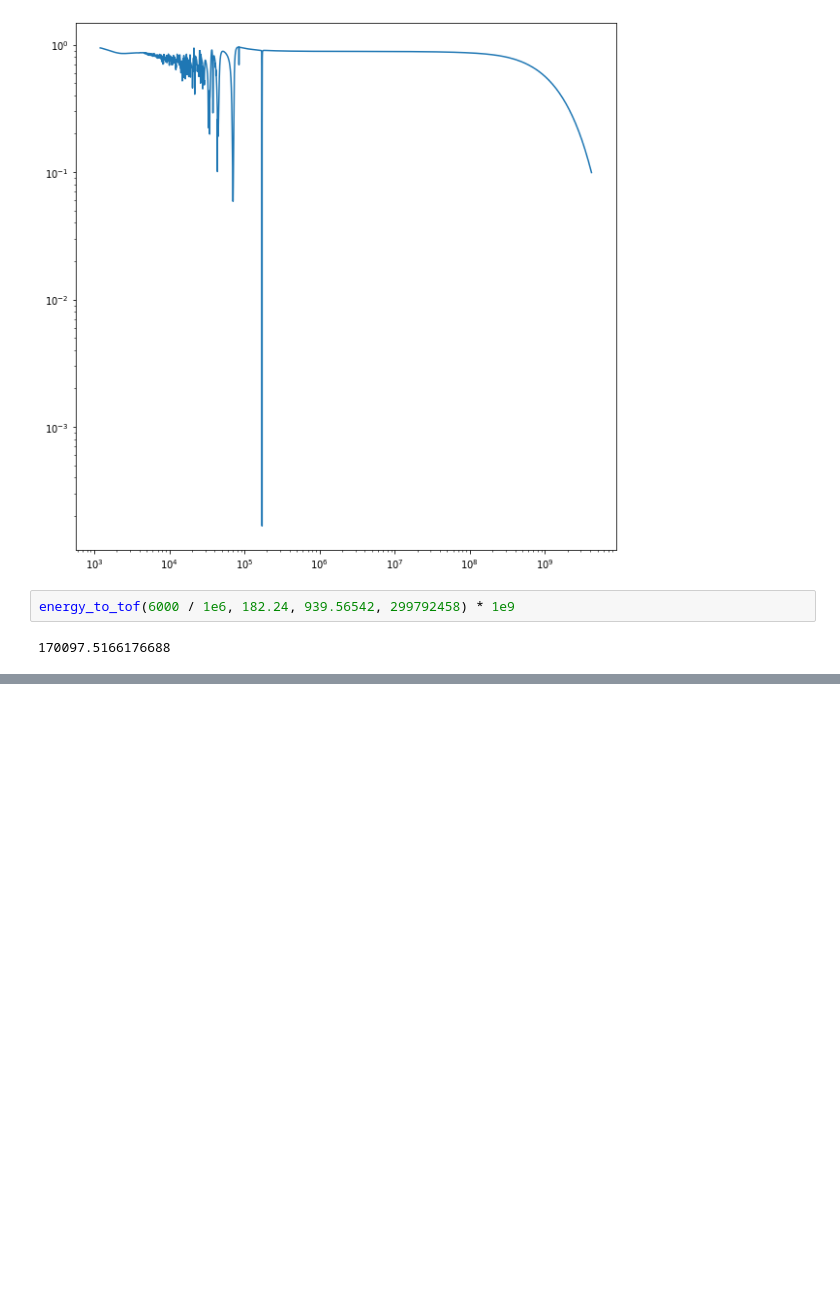
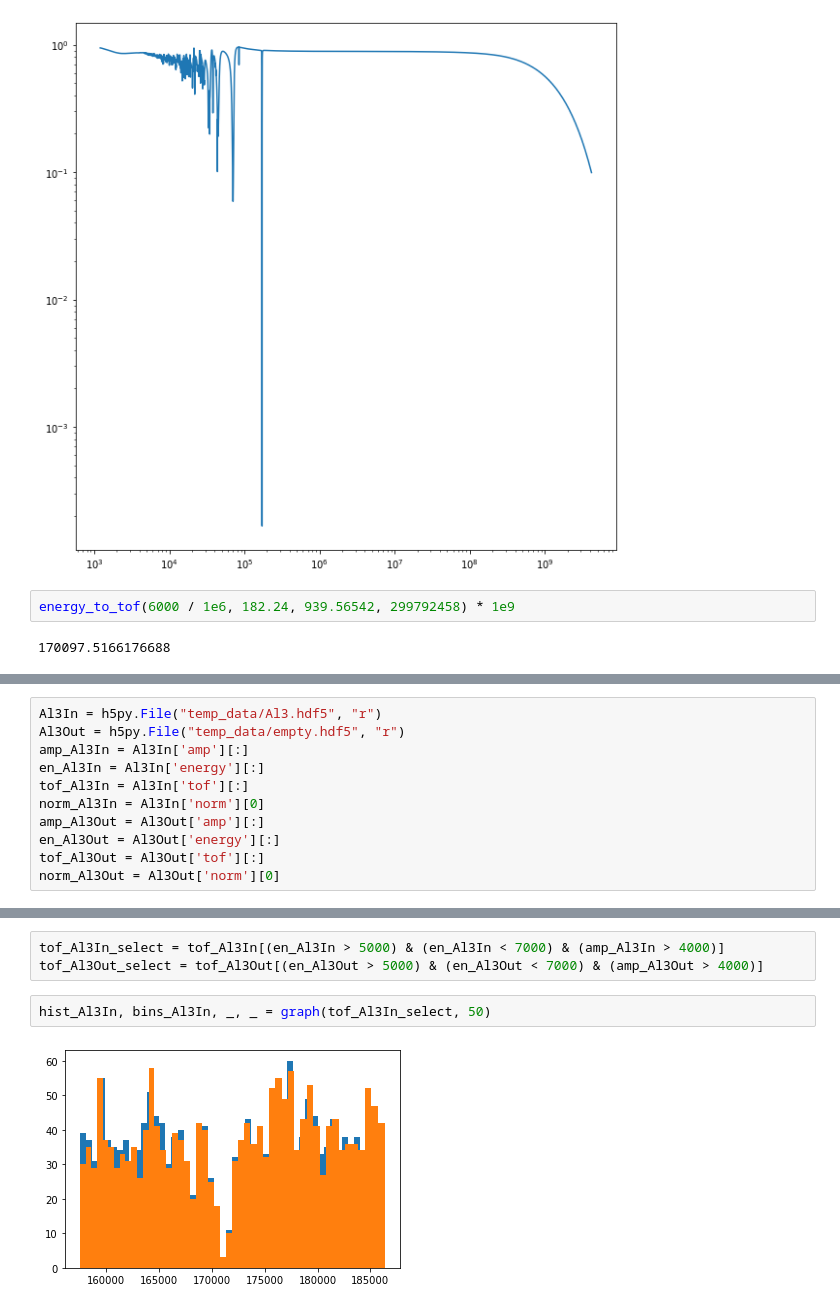
Before and after one commit to Junyinghuang/MArEX_Analysis, a Jupyter notebook: Al_ana.ipynb, the cells around one changed output, grey strips where cells are left out. Cells and saved outputs as stored; diff of their text form; blank space fills up the shorter version.

```diff
--- a/Al_ana.ipynb
+++ b/Al_ana.ipynb
@@ -49,0 +50,11 @@ plt.plot(tof[left:right], ts[left:right])
+# %%
+Al3In = h5py.File("temp_data/Al3.hdf5", "r")
+Al3Out = h5py.File("temp_data/empty.hdf5", "r")
+amp_Al3In = Al3In['amp'][:]
+en_Al3In = Al3In['energy'][:]
+tof_Al3In = Al3In['tof'][:]
+norm_Al3In = Al3In['norm'][0]
+amp_Al3Out = Al3Out['amp'][:]
+en_Al3Out = Al3Out['energy'][:]
+tof_Al3Out = Al3Out['tof'][:]
+norm_Al3Out = Al3Out['norm'][0]
@@ -49,0 +79,7 @@ plt.plot(tof[left:right], ts[left:right])
+# %%
+tof_Al3In_select = tof_Al3In[(en_Al3In > 5000) & (en_Al3In < 7000) & (amp_Al3In > 4000)]
+tof_Al3Out_select = tof_Al3Out[(en_Al3Out > 5000) & (en_Al3Out < 7000) & (amp_Al3Out > 4000)]
+# %%
+hist_Al3In, bins_Al3In, _, _ = graph(tof_Al3In_select, 50)
+# %% [output]
+[figure, added]
```
Also changed, not shown: parts of 37 cells of this notebook, 3 other files.
